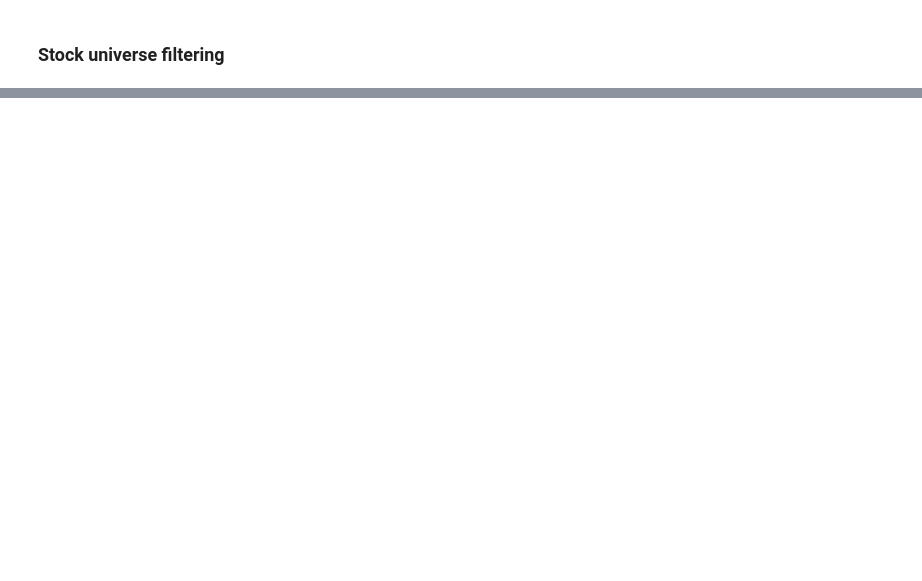
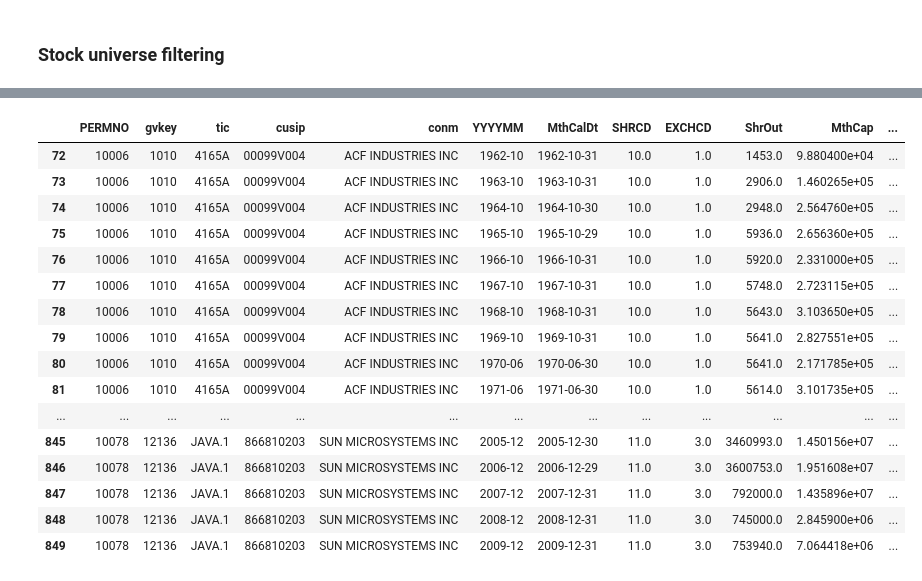
Before and after one commit to christopher-dybdahl/integrated-portfolio-factor-allocation, a Jupyter notebook: notebooks/data_preprocessing.ipynb, the cells around one changed output, grey strips where cells are left out. Drawn from its saved outputs; the diff is of its cells as text; code cells hidden in the pictures; blank space fills up the shorter version.

Commit message:
updated data handling and added return metric columns

```diff
--- a/notebooks/data_preprocessing.ipynb
+++ b/notebooks/data_preprocessing.ipynb
@@ -51,0 +10,3 @@ df.head()
+# %%
+pd.set_option("display.max_columns", None)
+data_dir = Path.cwd().parent / "data"
@@ -65,28 +119,20 @@ df = df[df["EXCHCD"].isin([1, 2, 3])]  # NYSE/AMEX/NASDAQ
 df = df[(df["SICCD"] < 6000) | (df["SICCD"] > 6799)]  # no finance/insurance/REIT
 
 # Now use a heuristic for finding big companies to only include, used to avoid survivorship-bias
-# Must already have MthCap or MthPrc * ShrOut
-df["ME"] = df["MthCap"]  # or df["MthPrc"] * df["ShrOut"]
-
-# Extract June each year
-df_june = df[df["MthCalDt"].dt.month == 6].copy()
+# Assume we can use the MthCap per company, and that the timings align for comparing market capitalization
 
 # NYSE only firms
-june_nyse = df_june[df_june["EXCHCD"] == 1]
+nyse = df[df["EXCHCD"] == 1]
 
-# Compute NYSE median each June
+# Compute NYSE median each year
 size_breakpoints = (
-    june_nyse.groupby(june_nyse["MthCalDt"].dt.year)["ME"]
-    .median()
-    .rename("NYSE_Median")
+    nyse.groupby(nyse["MthCalDt"].dt.year)["MthCap"].median().rename("NYSE_Median")
 )
 
-df_june = df_june.merge(
-    size_breakpoints, left_on=df_june["MthCalDt"].dt.year, right_index=True
-)
+df = df.merge(size_breakpoints, left_on=df["MthCalDt"].dt.year, right_index=True)
 
 # Assign BIG / SMALL
-df_june["SIZE"] = np.where(df_june["ME"] >= df_june["NYSE_Median"], "BIG", "SMALL")
+df["SIZE"] = np.where(df["MthCap"] >= df["NYSE_Median"], "BIG", "SMALL")
 
 # The paper keeps ONLY big stocks
-df_big = df_june[df_june["SIZE"] == "BIG"].copy()
+df_big = df[df["SIZE"] == "BIG"].copy()
@@ -108,15 +147,19 @@ cols_to_keep = [
     "conm",
     "YYYYMM",
     "MthCalDt",
+    "SHRCD",
+    "EXCHCD",
     # market data
-    "MthPrc",
-    "MthRet",
-    "MthRetx",
     "ShrOut",
-    "ME",
+    "MthCap",
+    "ret_arith",
+    "ret_geo",
+    "n_months",
+    "vol_36m",
     # core balance sheet variables
     "at",
     "ceq",
+    "seq",
     "pstk",
     "lt",
     # profitability
@@ -142,7 +185,8 @@ df_big = df_big[cols_to_keep].copy()
 df_big = df_big.rename(
     columns={
         "at": "total_assets",
-        "ceq": "book_equity",
+        "ceq": "common_equity",
+        "seq": "shareholders_equity",
         "pstk": "preferred_stock",
         "lt": "total_liabilities",
         "oibdp": "oper_income",
@@ -168,0 +210,20 @@ df_big.head()
+# %%
+df_big.head(50)
+# %% [output]
+|  | PERMNO | gvkey | tic | cusip | conm | YYYYMM | MthCalDt | SHRCD | EXCHCD | ShrOut | MthCap | ... |
+| 72 | 10006 | 1010 | 4165A | 00099V004 | ACF INDUSTRIES INC | 1962-10 | 1962-10-31 | 10.0 | 1.0 | 1453.0 | 9.880400e+04 | ... |
+| 73 | 10006 | 1010 | 4165A | 00099V004 | ACF INDUSTRIES INC | 1963-10 | 1963-10-31 | 10.0 | 1.0 | 2906.0 | 1.460265e+05 | ... |
+| 74 | 10006 | 1010 | 4165A | 00099V004 | ACF INDUSTRIES INC | 1964-10 | 1964-10-30 | 10.0 | 1.0 | 2948.0 | 2.564760e+05 | ... |
+| 75 | 10006 | 1010 | 4165A | 00099V004 | ACF INDUSTRIES INC | 1965-10 | 1965-10-29 | 10.0 | 1.0 | 5936.0 | 2.656360e+05 | ... |
+| 76 | 10006 | 1010 | 4165A | 00099V004 | ACF INDUSTRIES INC | 1966-10 | 1966-10-31 | 10.0 | 1.0 | 5920.0 | 2.331000e+05 | ... |
+| 77 | 10006 | 1010 | 4165A | 00099V004 | ACF INDUSTRIES INC | 1967-10 | 1967-10-31 | 10.0 | 1.0 | 5748.0 | 2.723115e+05 | ... |
+| 78 | 10006 | 1010 | 4165A | 00099V004 | ACF INDUSTRIES INC | 1968-10 | 1968-10-31 | 10.0 | 1.0 | 5643.0 | 3.103650e+05 | ... |
+| 79 | 10006 | 1010 | 4165A | 00099V004 | ACF INDUSTRIES INC | 1969-10 | 1969-10-31 | 10.0 | 1.0 | 5641.0 | 2.827551e+05 | ... |
+| 80 | 10006 | 1010 | 4165A | 00099V004 | ACF INDUSTRIES INC | 1970-06 | 1970-06-30 | 10.0 | 1.0 | 5641.0 | 2.171785e+05 | ... |
+| 81 | 10006 | 1010 | 4165A | 00099V004 | ACF INDUSTRIES INC | 1971-06 | 1971-06-30 | 10.0 | 1.0 | 5614.0 | 3.101735e+05 | ... |
+| ... | ... | ... | ... | ... | ... | ... | ... | ... | ... | ... | ... | ... |
+| 845 | 10078 | 12136 | JAVA.1 | 866810203 | SUN MICROSYSTEMS INC | 2005-12 | 2005-12-30 | 11.0 | 3.0 | 3460993.0 | 1.450156e+07 | ... |
+| 846 | 10078 | 12136 | JAVA.1 | 866810203 | SUN MICROSYSTEMS INC | 2006-12 | 2006-12-29 | 11.0 | 3.0 | 3600753.0 | 1.951608e+07 | ... |
+| 847 | 10078 | 12136 | JAVA.1 | 866810203 | SUN MICROSYSTEMS INC | 2007-12 | 2007-12-31 | 11.0 | 3.0 | 792000.0 | 1.435896e+07 | ... |
+| 848 | 10078 | 12136 | JAVA.1 | 866810203 | SUN MICROSYSTEMS INC | 2008-12 | 2008-12-31 | 11.0 | 3.0 | 745000.0 | 2.845900e+06 | ... |
+| 849 | 10078 | 12136 | JAVA.1 | 866810203 | SUN MICROSYSTEMS INC | 2009-12 | 2009-12-31 | 11.0 | 3.0 | 753940.0 | 7.064418e+06 | ... |
```
Also changed, not shown: parts of 10 cells of this notebook.
